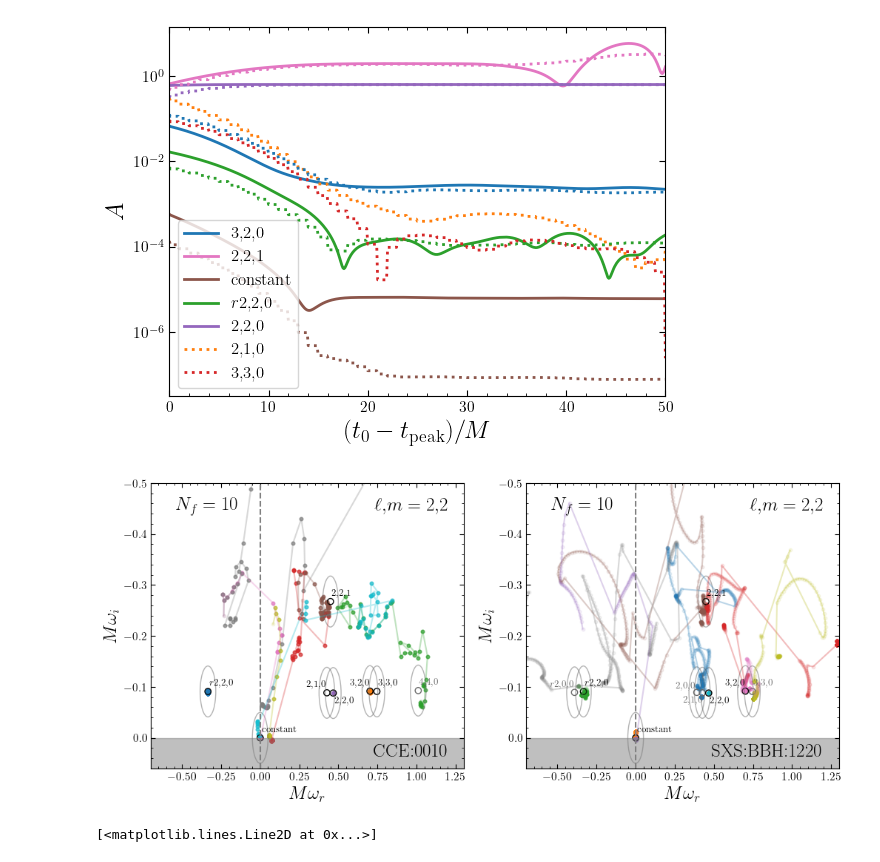
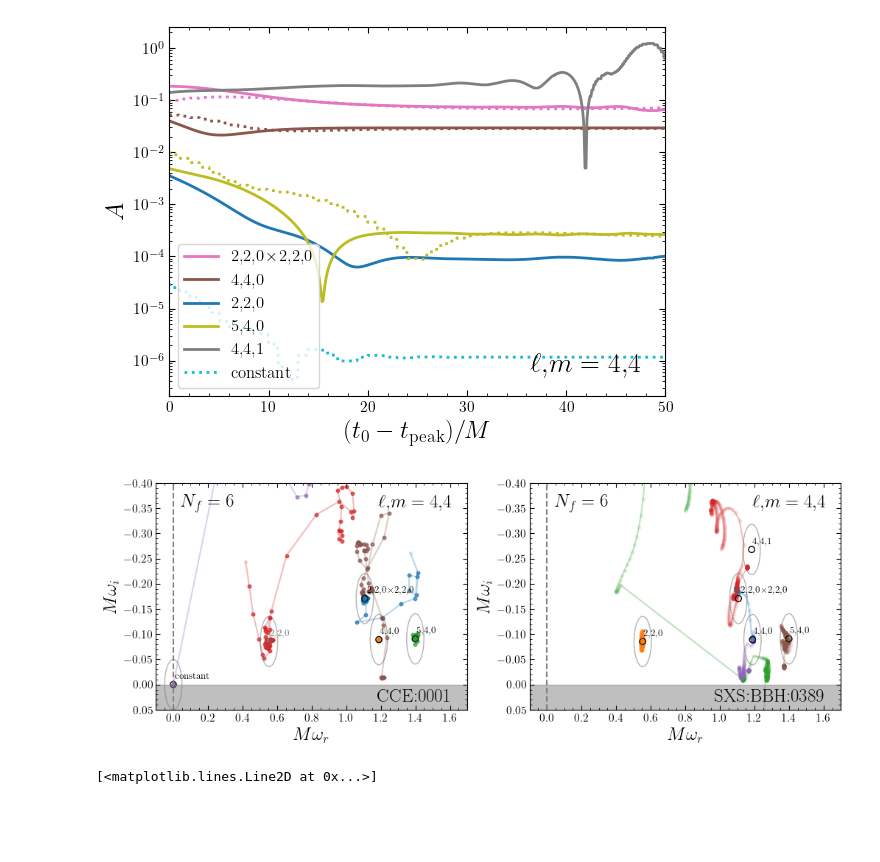
Before and after one commit to mhycheung/jaxqualin, a Jupyter notebook: notebooks/plotting/CCE_compare_plots_2.ipynb, the cells around one changed output. Cells and saved outputs as stored; diff of their text form; code cells hidden in the pictures; blank space fills up the shorter version.

Commit message:
Update figures for paper
Include all simulations in quadratic plot
Plotted 220x330 mode dependence
quadratic ratios plot

```diff
--- a/notebooks/plotting/CCE_compare_plots_2.ipynb
+++ b/notebooks/plotting/CCE_compare_plots_2.ipynb
@@ -0,0 +1,4 @@
+# %%
+import os
+cwd = os.getcwd()
+jaxqualin_path = os.path.join(cwd, os.pardir, os.pardir)
@@ -14,7 +21,7 @@ from ModeSelection import *
 import configparser
 import argparse
 
-ROOT_PATH = os.path.abspath('')
+ROOT_PATH = jaxqualin_path
 CONFIG_PATH = os.path.join(ROOT_PATH, "config")
 PLOT_PATH = os.path.join(ROOT_PATH, "plots/CCE_compare")
 # %% [output]
@@ -33,7 +40,7 @@ plt.rc('font', family='serif')
 SXS_companion = {"0001" : "0389",
                  "0010" : "1220"}
 # %%
-CCE_num = '0010'
+CCE_num = '0001'
 setting_name = 'normal2'
 load_pickle = True
 mode_searcher_load_pickle = True
@@ -81,7 +87,7 @@ reloaded lm = 4.3 from an old run.
 reloaded lm = 6.6 from an old run.
 # %%
 relevant_lm_list_CCE = mode_search_complete_CCE.relevant_lm_list
-l, m = 2, 2
+l, m = 4, 4
 lm_indx_CCE = relevant_lm_list_CCE.index((l,m))
 # %%
 mode_searcher_vary_N_CCE = mode_search_complete_CCE.relevant_lm_mode_searcher_varying_N[lm_indx_CCE].mode_searcher_vary_N
@@ -281,20 +301,27 @@ plot_amplitudes(fitter_CCE_fixed.result_full, fixed_modes = found_modes_CCE, col
 handles, labels = ax.get_legend_handles_labels()
 unique = [(h, l) for i, (h, l) in enumerate(zip(handles, labels)) if l not in labels[:i]]
 ax.legend(*zip(*unique))
+
+ax.text(0.95, 0.05, f"$\ell{{,}}m = {l}{{,}}{m}$",
+            transform=ax.transAxes,
+            fontsize=20,
+            horizontalalignment='right',
+            verticalalignment='bottom')
+
 plt.savefig(PLOT_PATH + f"CCE_{CCE_num}_SXS_{SXS_num}_lm_{l}.{m}_amplitude.pdf", bbox_inches='tight')
 # %% [output]
-[figure, old version]
+[figure, new version]
 # %%
-fig, axs = plt.subplots(1, 2, figsize = (12, 5))
+fig, axs = plt.subplots(1, 2, figsize = (12, 4))
 plot_omega_free(result_CCE_free, scatter_size = 10, ax = axs[0], scatter_alpha = 0.1,
                 color_indicate = False)
 plot_omega_free(result_SXS_free, scatter_size = 10, ax = axs[1], scatter_alpha = 0.1,
                 color_indicate = False)
 for ax in axs:
-    ax.set_xlim(-0.7, 1.3)
-    ax.set_ylim(0.06, -0.5)
-        # ax.set_xlim(-0.1, 1.7)
-        # ax.set_ylim(0.05, -0.4)
+#     ax.set_xlim(-0.7, 1.3)
+#     ax.set_ylim(0.06, -0.5)
+        ax.set_xlim(-0.1, 1.7)
+        ax.set_ylim(0.05, -0.4)
 plot_predicted_qnms_kwargs = dict(
                     edgecolor = 'dimgray',
                     ellipse_facecolor='none',
@@ -319,36 +346,36 @@ plot_predicted_qnms(axs[1],
 axs[0].text(0.08, 0.95, f"$N_f = {N_free_CCE}$",
         transform=axs[0].transAxes,
         fontsize=18,
         horizontalalignment='left',
         verticalalignment='top')
-axs[0].text(0.95, 0.03, f"CCE:{CCE_num}",
+axs[0].text(0.95, 0.02, f"CCE:{CCE_num}",
             transform=axs[0].transAxes,
             fontsize=18,
             horizontalalignment='right',
             verticalalignment='bottom')
 axs[0].text(0.95, 0.95, f"$\ell{{,}}m = {l}{{,}}{m}$",
             transform=axs[0].transAxes,
             fontsize=18,
             horizontalalignment='right',
             verticalalignment='top')
 axs[1].text(0.08, 0.95, f"$N_f = {N_free_SXS}$",
         transform=axs[1].transAxes,
         fontsize=18,
         horizontalalignment='left',
         verticalalignment='top')
-axs[1].text(0.95, 0.03, f"SXS:BBH:{SXS_num}",
+axs[1].text(0.95, 0.02, f"SXS:BBH:{SXS_num}",
             transform=axs[1].transAxes,
             fontsize=18,
             horizontalalignment='right',
             verticalalignment='bottom')
 axs[1].text(0.95, 0.95, f"$\ell{{,}}m = {l}{{,}}{m}$",
                 transform=axs[1].transAxes,
                 fontsize=18,
                 horizontalalignment='right',
                 verticalalignment='top')
 plt.savefig(PLOT_PATH + f"CCE_{CCE_num}_SXS_{SXS_num}_lm_{l}.{m}_omega.pdf", bbox_inches='tight')
 # %% [output]
-[figure, old version]
+[figure, new version]
 # %%
 plt.plot(h_SXS.fulltime, np.abs(h_SXS.fullh)*0.5)
 plt.plot(h_CCE.fulltime, np.abs(h_CCE.fullh))
```
Also changed, not shown: parts of 17 cells of this notebook, 9 other files.
